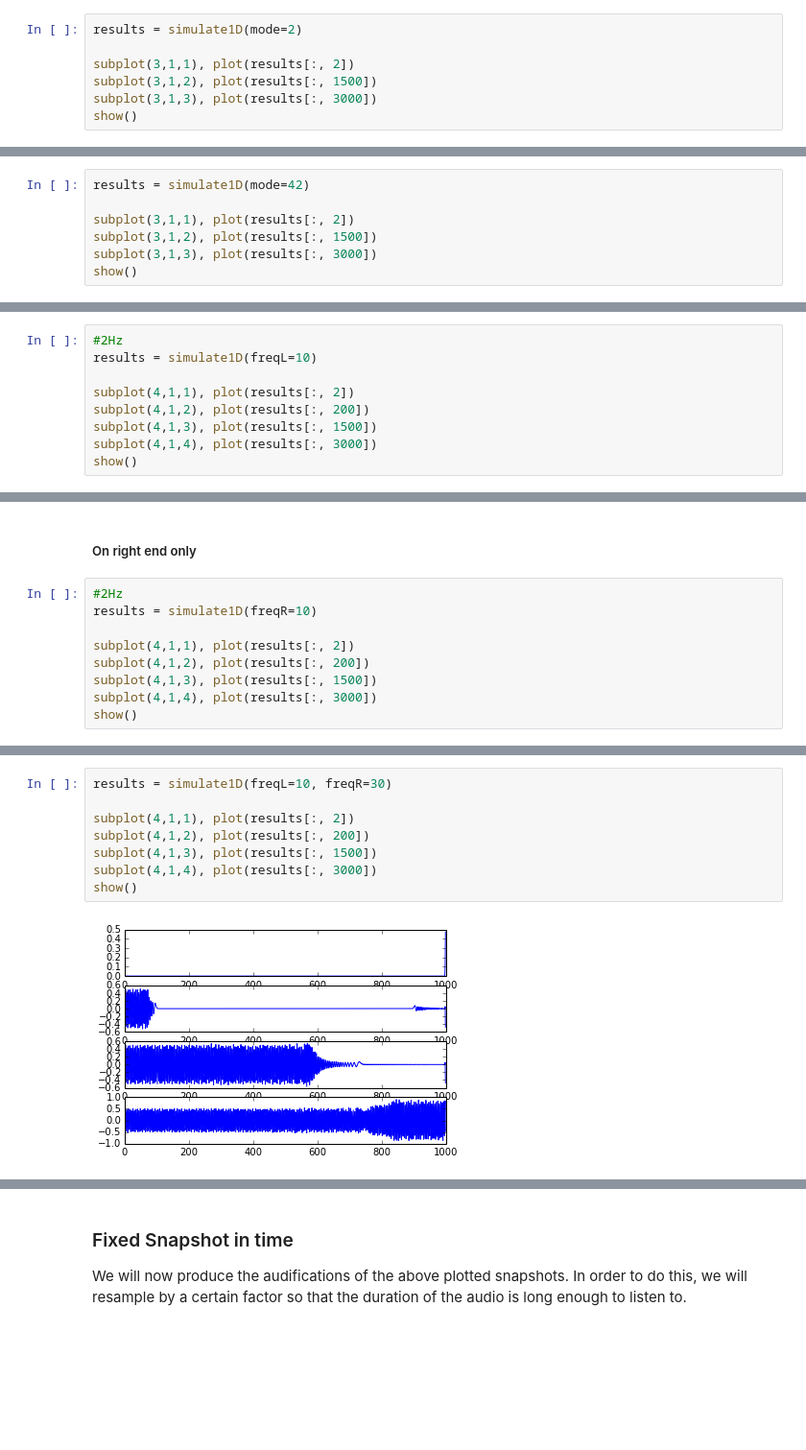
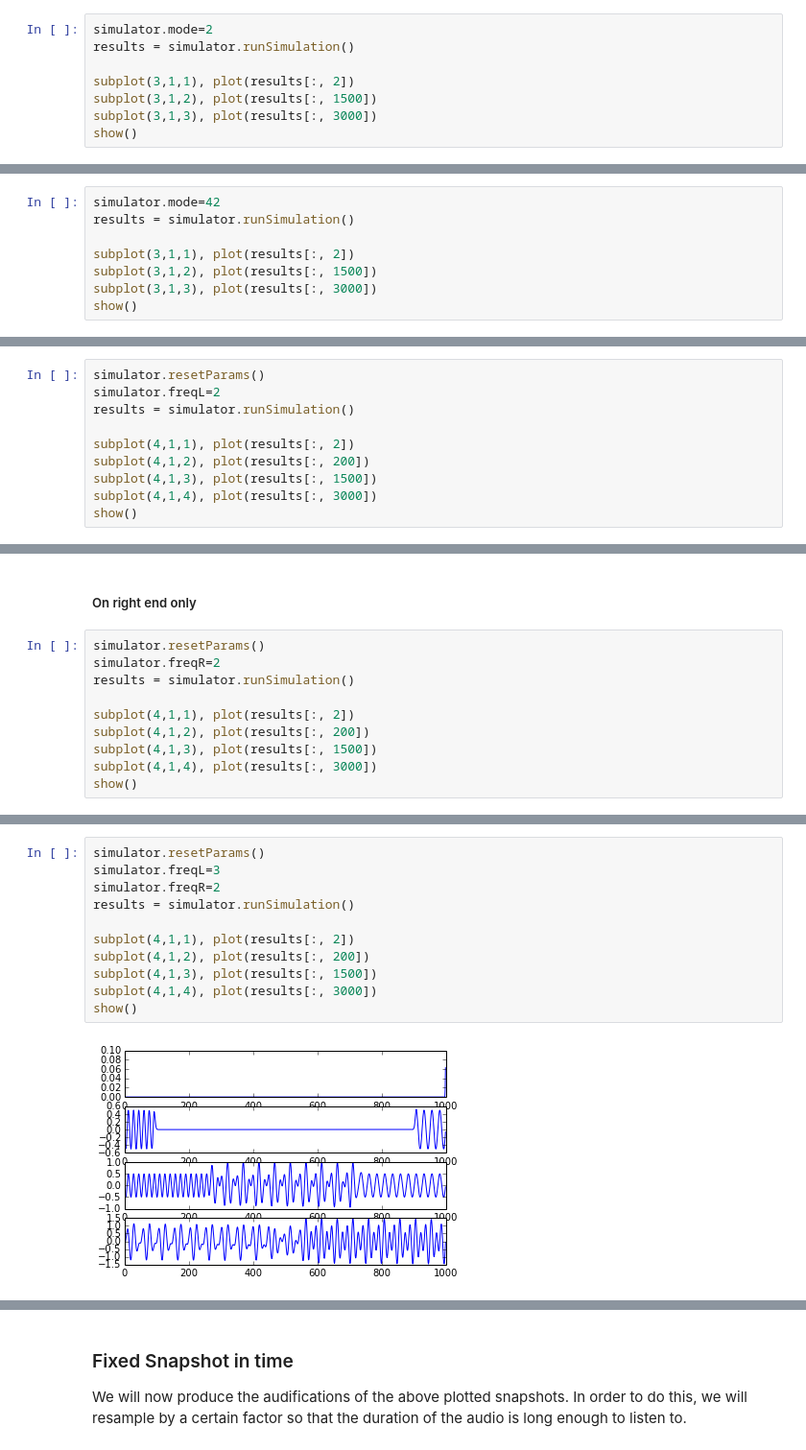
Before and after one commit to akshay1992/240F, a Jupyter notebook: hw1_1D-Wave-Simulation.ipynb, the cells around one changed output, grey strips where cells are left out. Shown: that part at 96% size. Drawn from its saved outputs; the diff is of its cells as text; blank space fills up the shorter version.

Commit message:
Added point audification. Modified simulator to be a class

```diff
--- a/hw1_1D-Wave-Simulation.ipynb
+++ b/hw1_1D-Wave-Simulation.ipynb
@@ -102,7 +142,8 @@ show()
 # %% [markdown]
 ##### Mode 2
 # %%
-results = simulate1D(mode=2)
+simulator.mode=2
+results = simulator.runSimulation()
 
 subplot(3,1,1), plot(results[:, 2])
 subplot(3,1,2), plot(results[:, 1500])
@@ -113,7 +154,8 @@ show()
 # %% [markdown]
 ##### Mode 42
 # %%
-results = simulate1D(mode=42)
+simulator.mode=42
+results = simulator.runSimulation()
 
 subplot(3,1,1), plot(results[:, 2])
 subplot(3,1,2), plot(results[:, 1500])
@@ -129,8 +171,9 @@ When only one end is oscillating, the other end is treated as a fixed point [ :'
 
 ##### On left end only
 # %%
-#2Hz
-results = simulate1D(freqL=10)
+simulator.resetParams()
+simulator.freqL=2
+results = simulator.runSimulation()
 
 subplot(4,1,1), plot(results[:, 2])
 subplot(4,1,2), plot(results[:, 200])
@@ -142,8 +185,9 @@ show()
 # %% [markdown]
 ##### On right end only
 # %%
-#2Hz
-results = simulate1D(freqR=10)
+simulator.resetParams()
+simulator.freqR=2
+results = simulator.runSimulation()
 
 subplot(4,1,1), plot(results[:, 2])
 subplot(4,1,2), plot(results[:, 200])
@@ -158,13 +201,16 @@ show()
 # %%
-results = simulate1D(freqL=10, freqR=30)
+simulator.resetParams()
+simulator.freqL=3
+simulator.freqR=2
+results = simulator.runSimulation()
 
 subplot(4,1,1), plot(results[:, 2])
 subplot(4,1,2), plot(results[:, 200])
 subplot(4,1,3), plot(results[:, 1500])
 subplot(4,1,4), plot(results[:, 3000])
 show()
 # %% [output]
-[figure, old version]
+[figure, new version]
 # %% [markdown]
 ## Part B: Audification
 
```
Also changed, not shown: parts of 15 cells of this notebook.
